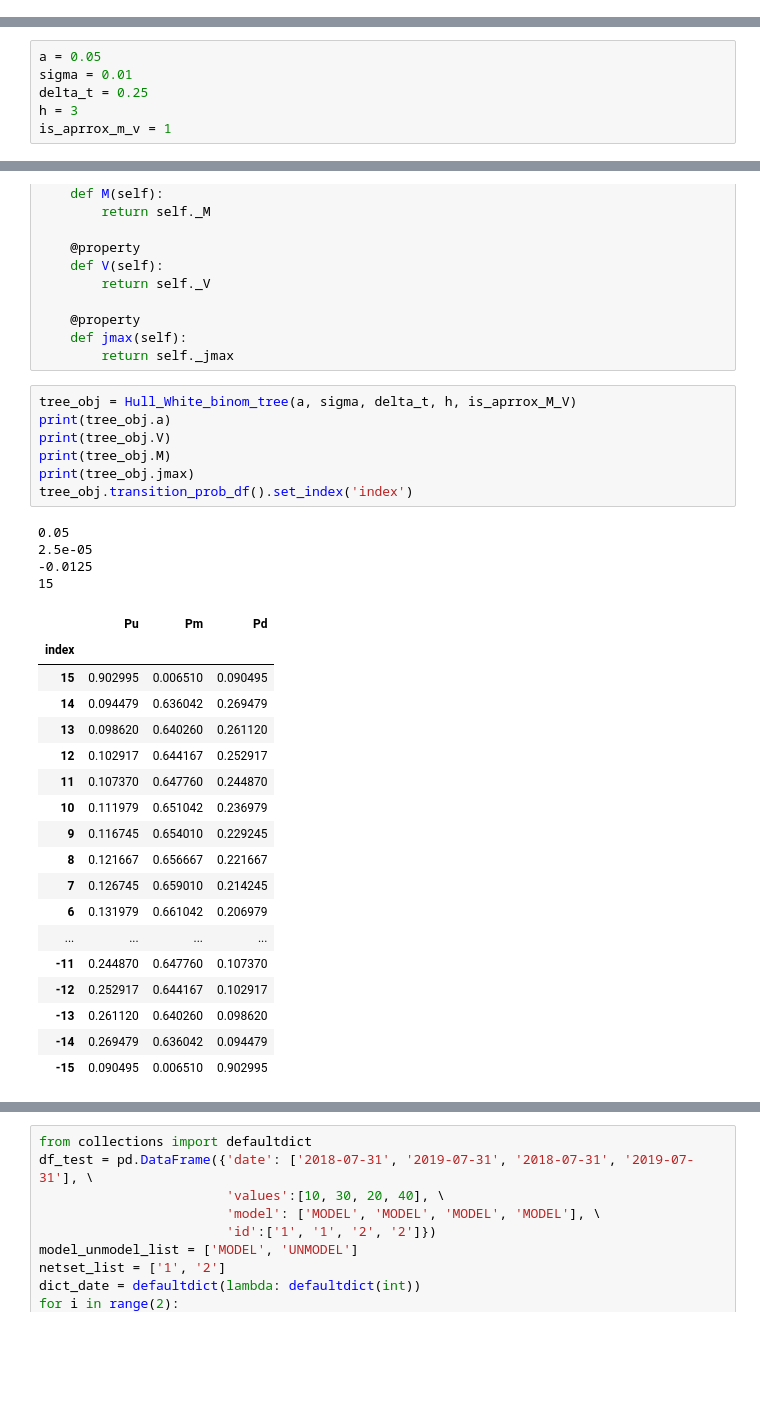
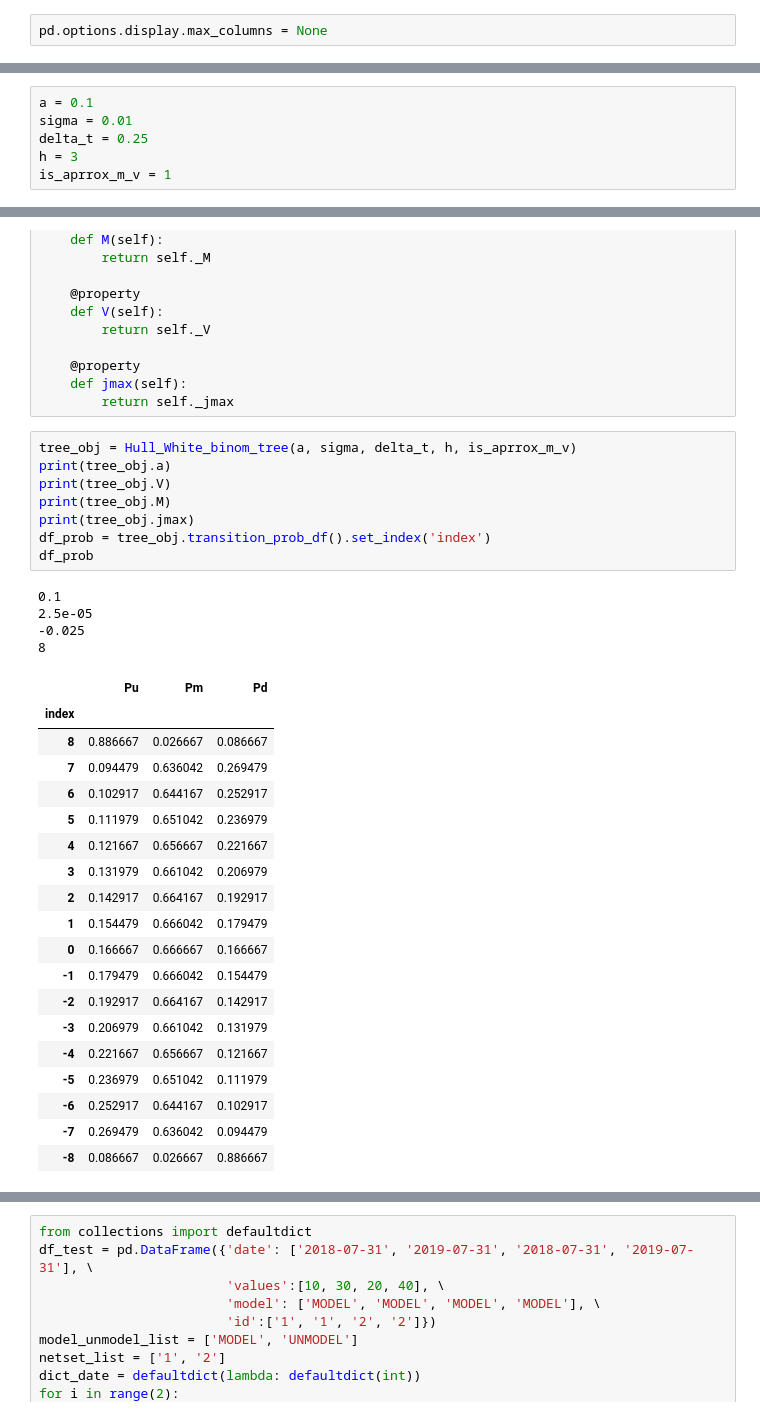
Before and after one commit to singlino0619/Finance, a Jupyter notebook: HullWhite/Hull_White_Trinomial_Tree.ipynb, the cells around one changed output, grey strips where cells are left out. Drawn from its saved outputs; the diff is of its cells as text; blank space fills up the shorter version.

```diff
--- a/HullWhite/Hull_White_Trinomial_Tree.ipynb
+++ b/HullWhite/Hull_White_Trinomial_Tree.ipynb
@@ -7,6 +7,8 @@ from datetime import datetime
 from datetime import timedelta
 import io
 from collections import defaultdict
+# %%
+pd.options.display.max_columns = None
 # %% [markdown]
 ### Stochastic Differential Equation for Hull White
 
@@ -18,7 +20,7 @@ $\Delta r = r(t_{i+1}) - r(t_{i}) = \left( \theta(t_{i}) - a r(t_{i}) \right) \l
 
 ### input parameter
 # %%
-a = 0.05
+a = 0.1
 sigma = 0.01
 delta_t = 0.25
 h = 3
@@ -118,32 +120,34 @@ class Hull_White_binom_tree:
     def jmax(self):
         return self._jmax
 # %%
-tree_obj = Hull_White_binom_tree(a, sigma, delta_t, h, is_aprrox_M_V)
+tree_obj = Hull_White_binom_tree(a, sigma, delta_t, h, is_aprrox_m_v)
 print(tree_obj.a)
 print(tree_obj.V)
 print(tree_obj.M)
 print(tree_obj.jmax)
-tree_obj.transition_prob_df().set_index('index')
+df_prob = tree_obj.transition_prob_df().set_index('index')
+df_prob
 # %% [output]
-0.05
+0.1
 2.5e-05
--0.0125
-15
+-0.025
+8
 |  | Pu | Pm | Pd |
 | index |  |  |  |
-| 15 | 0.902995 | 0.006510 | 0.090495 |
-| 14 | 0.094479 | 0.636042 | 0.269479 |
-| 13 | 0.098620 | 0.640260 | 0.261120 |
-| 12 | 0.102917 | 0.644167 | 0.252917 |
-| 11 | 0.107370 | 0.647760 | 0.244870 |
-| 10 | 0.111979 | 0.651042 | 0.236979 |
-| 9 | 0.116745 | 0.654010 | 0.229245 |
-| 8 | 0.121667 | 0.656667 | 0.221667 |
-| 7 | 0.126745 | 0.659010 | 0.214245 |
-| 6 | 0.131979 | 0.661042 | 0.206979 |
-| ... | ... | ... | ... |
-| -11 | 0.244870 | 0.647760 | 0.107370 |
-| -12 | 0.252917 | 0.644167 | 0.102917 |
-| -13 | 0.261120 | 0.640260 | 0.098620 |
-| -14 | 0.269479 | 0.636042 | 0.094479 |
-| -15 | 0.090495 | 0.006510 | 0.902995 |
+| 8 | 0.886667 | 0.026667 | 0.086667 |
+| 7 | 0.094479 | 0.636042 | 0.269479 |
+| 6 | 0.102917 | 0.644167 | 0.252917 |
+| 5 | 0.111979 | 0.651042 | 0.236979 |
+| 4 | 0.121667 | 0.656667 | 0.221667 |
+| 3 | 0.131979 | 0.661042 | 0.206979 |
+| 2 | 0.142917 | 0.664167 | 0.192917 |
+| 1 | 0.154479 | 0.666042 | 0.179479 |
+| 0 | 0.166667 | 0.666667 | 0.166667 |
+| -1 | 0.179479 | 0.666042 | 0.154479 |
+| -2 | 0.192917 | 0.664167 | 0.142917 |
+| -3 | 0.206979 | 0.661042 | 0.131979 |
+| -4 | 0.221667 | 0.656667 | 0.121667 |
+| -5 | 0.236979 | 0.651042 | 0.111979 |
+| -6 | 0.252917 | 0.644167 | 0.102917 |
+| -7 | 0.269479 | 0.636042 | 0.094479 |
+| -8 | 0.086667 | 0.026667 | 0.886667 |
```
Also changed, not shown: parts of 20 cells of this notebook.
